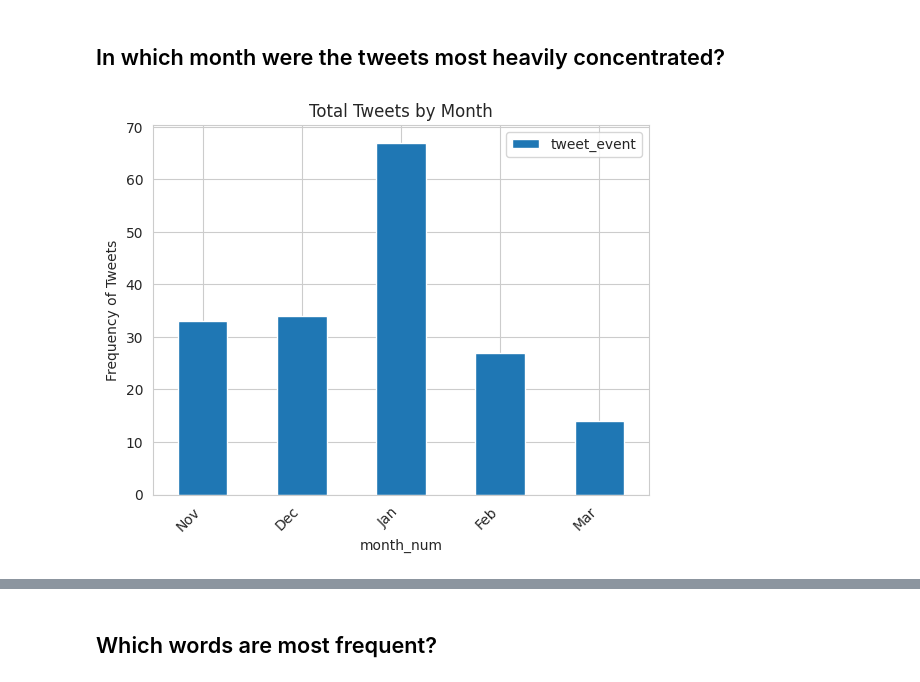
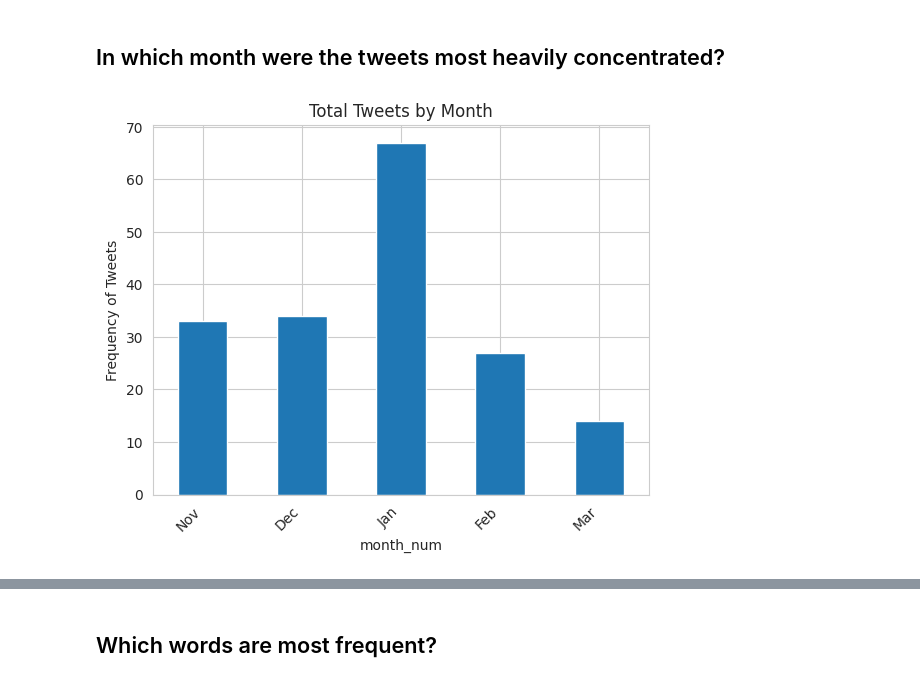
Before and after one commit to seenstevo/technical_test_interview, a Jupyter notebook: Analyses/Analysis_Tweets.ipynb, the cells around one changed output, grey strips where cells are left out. Drawn from its saved outputs; the diff is of its cells as text; code cells hidden in the pictures.

```diff
--- a/Analyses/Analysis_Tweets.ipynb
+++ b/Analyses/Analysis_Tweets.ipynb
@@ -118,9 +128,9 @@ month_dict = {'Jan': 3, 'Feb': 4, 'Mar': 5, 'Apr': 6, 'May': 7, 'Jun': 8, 'Jul':
 # %%
 tweets['month_num'] = tweets['month'].map(month_dict)
 # %%
-tweets.groupby('month_num', as_index = False)['tweet_event'].count().sort_values(by = 'month_num').plot(kind = 'bar', x = 'month_num')
+tweets.groupby('month_num', as_index = False)['tweet_event'].count().sort_values(by = 'month_num').plot(kind = 'bar', x = 'month_num', legend = False)
 plt.xticks(rotation = 45, ha = 'right', ticks = [0, 1, 2, 3, 4], labels = ['Nov', 'Dec', 'Jan', 'Feb', 'Mar'])
 plt.ylabel("Frequency of Tweets")
 plt.title("Total Tweets by Month");
 # %% [output]
-[figure, old version]
+[figure, new version]
```
Also changed, not shown: parts of 4 cells of this notebook, 2 other files.
